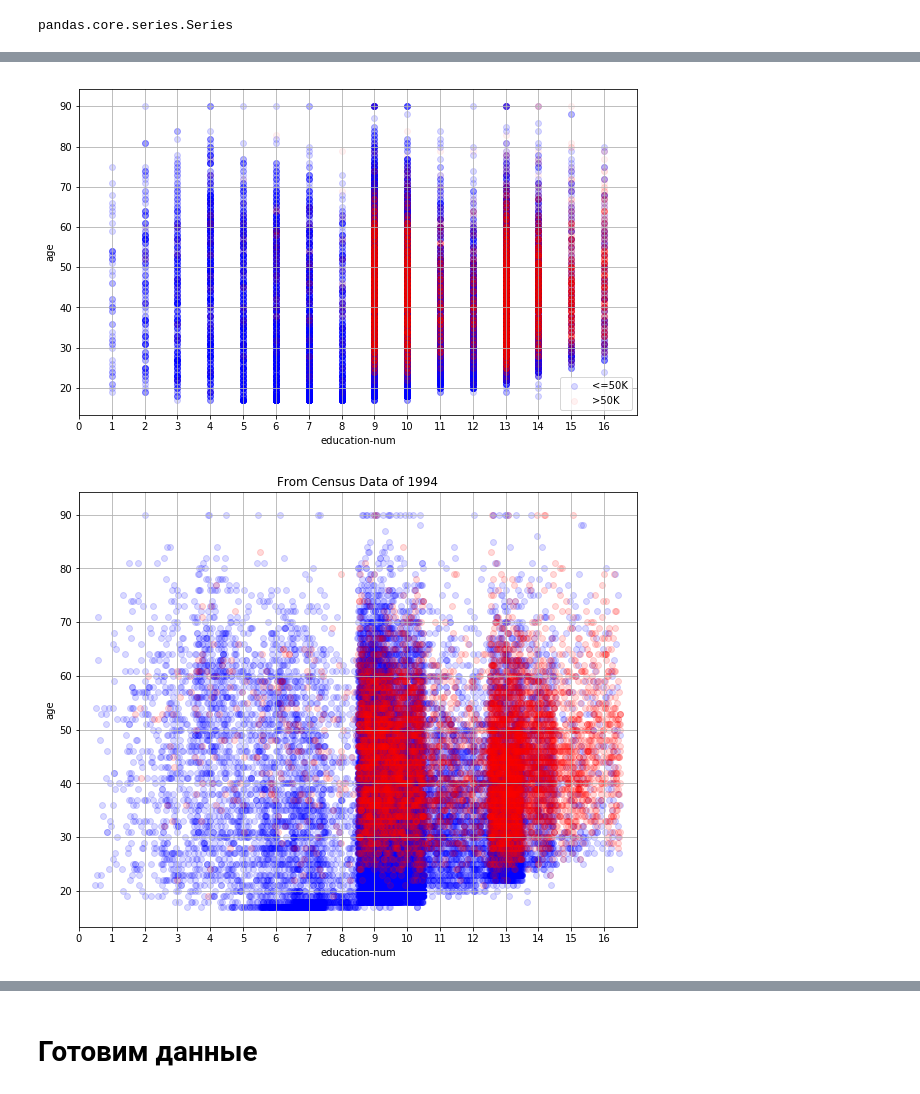
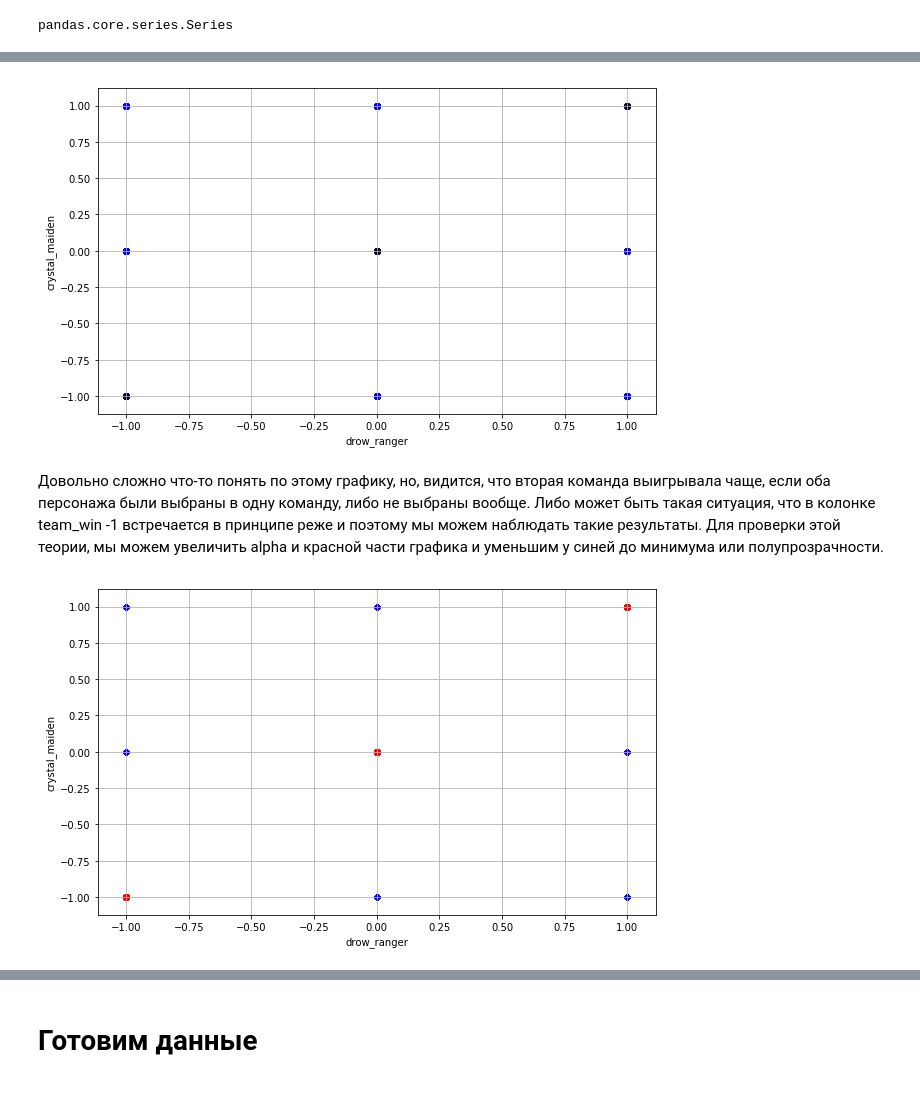
Before and after one commit to aigosh/ml, a Jupyter notebook: notebooks/Lab_1.ipynb, the cells around one changed output, grey strips where cells are left out. Cells and saved outputs as stored; diff of their text form; code cells hidden in the pictures.

```diff
--- a/notebooks/Lab_1.ipynb
+++ b/notebooks/Lab_1.ipynb
@@ -224,49 +264,48 @@ Name: class, dtype: bool
 # %%
 plt.figure(figsize = (10, 6))
 
-plt.scatter(data[data['class'] == '<=50K']['education-num'],
-            data[data['class'] == '<=50K']['age'],
-            alpha = 0.15,
-            label = '<=50K',
+plt.scatter(data[data['team_win'] == 1]['drow_ranger'],
+            data[data['team_win'] == 1]['crystal_maiden'],
+            alpha = 0.015,
+            label = 'Team 1 Win',
             color = 'b')
 
-plt.scatter(data[data['class'] == '>50K']['education-num'],
-            data[data['class'] == '>50K']['age'],
-            alpha = 0.05,
-            label = '>50K',
-            color = 'r')
+plt.scatter(data[data['team_win'] == -1]['crystal_maiden'],
+            data[data['team_win'] == -1]['crystal_maiden'],
+            alpha = 0.005,
+            label = 'Team -1 Win',
+            color = 'red')
 
-plt.xlabel('education-num')
-plt.xticks(range(18))
-plt.xlim(0, 17)
-plt.ylabel('age')
-plt.legend()
+plt.xlabel('drow_ranger')
+# plt.xticks(range(18))
+# plt.xlim(0, 17)
+plt.ylabel('crystal_maiden')
+# plt.legend()
 plt.grid()
 # %% [output]
-[figure, old version]
+[figure, new version]
+# %% [markdown]
+Довольно сложно что-то понять по этому графику, но, видится, что вторая команда выигрывала чаще, если оба персонажа были выбраны в одну команду, либо не выбраны вообще. Либо может быть такая ситуация, что в колонке team_win -1 встречается в принципе реже и поэтому мы можем наблюдать такие результаты. Для проверки этой теории, мы можем увеличить alpha и красной части графика и уменьшим у синей до минимума или полупрозрачности.
 # %%
-np.random.seed(0)
-education_num_rnd = data['education-num'] + np.random.rand(data.shape[0]) - .5
+plt.figure(figsize = (10, 6))
 
-plt.figure(figsize = (10, 8))
-
-plt.scatter(education_num_rnd[data['class'] == '<=50K'],
-            data[data['class'] == '<=50K']['age'],
-            alpha = 0.15,
-            label = '<=50K',
+plt.scatter(data[data['team_win'] == 1]['drow_ranger'],
+            data[data['team_win'] == 1]['crystal_maiden'],
+            alpha = 0.002,
+            label = 'Team 1 Win',
             color = 'b')
 
-plt.scatter(education_num_rnd[data['class'] == '>50K'],
-            data[data['class'] == '>50K']['age'],
-            alpha = 0.15,
-            label = '>50K',
-            color = 'r')
+plt.scatter(data[data['team_win'] == -1]['crystal_maiden'],
+            data[data['team_win'] == -1]['crystal_maiden'],
+            alpha = 0.5,
+            label = 'Team -1 Win',
+            color = 'red')
 
-plt.xlabel('education-num')
-plt.xticks(range(17))
-plt.xlim(0, 17)
-plt.ylabel('age')
-plt.title('From Census Data of 1994')
+plt.xlabel('drow_ranger')
+# plt.xticks(range(18))
+# plt.xlim(0, 17)
+plt.ylabel('crystal_maiden')
+# plt.legend()
 plt.grid()
 # %% [output]
-[figure, old version]
+[figure, new version]
```
Also changed, not shown: parts of 108 cells of this notebook.
